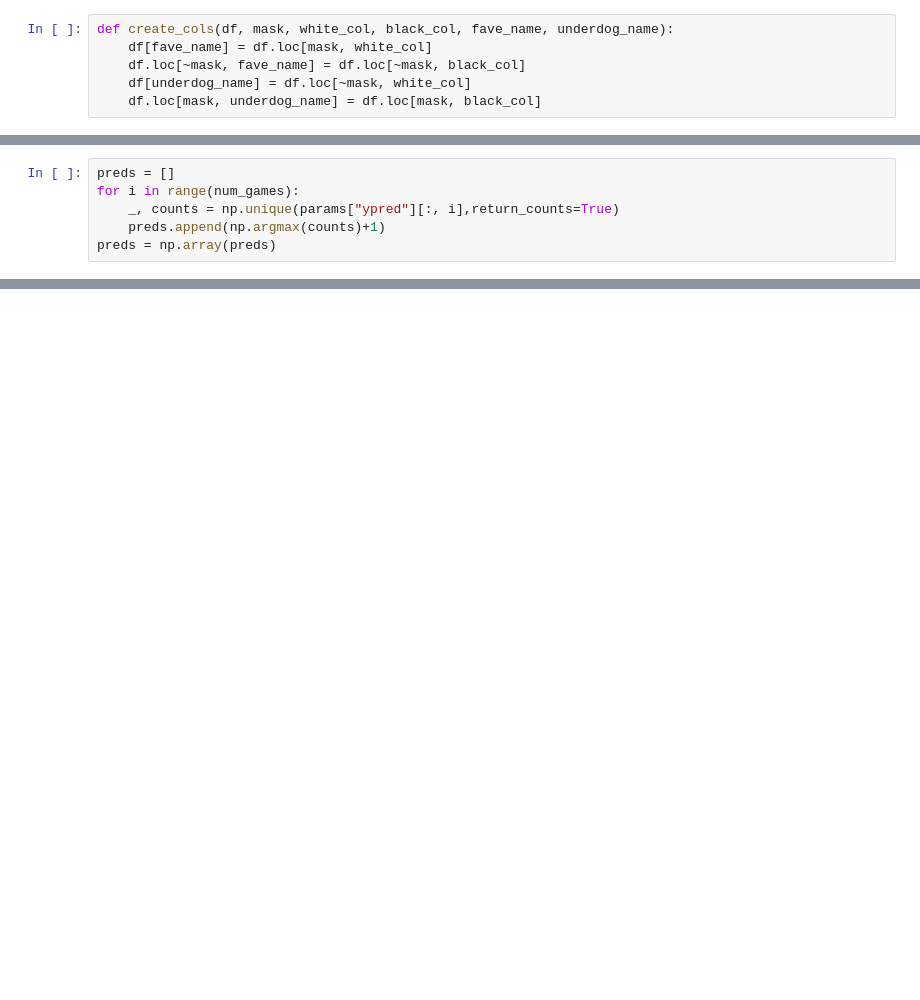
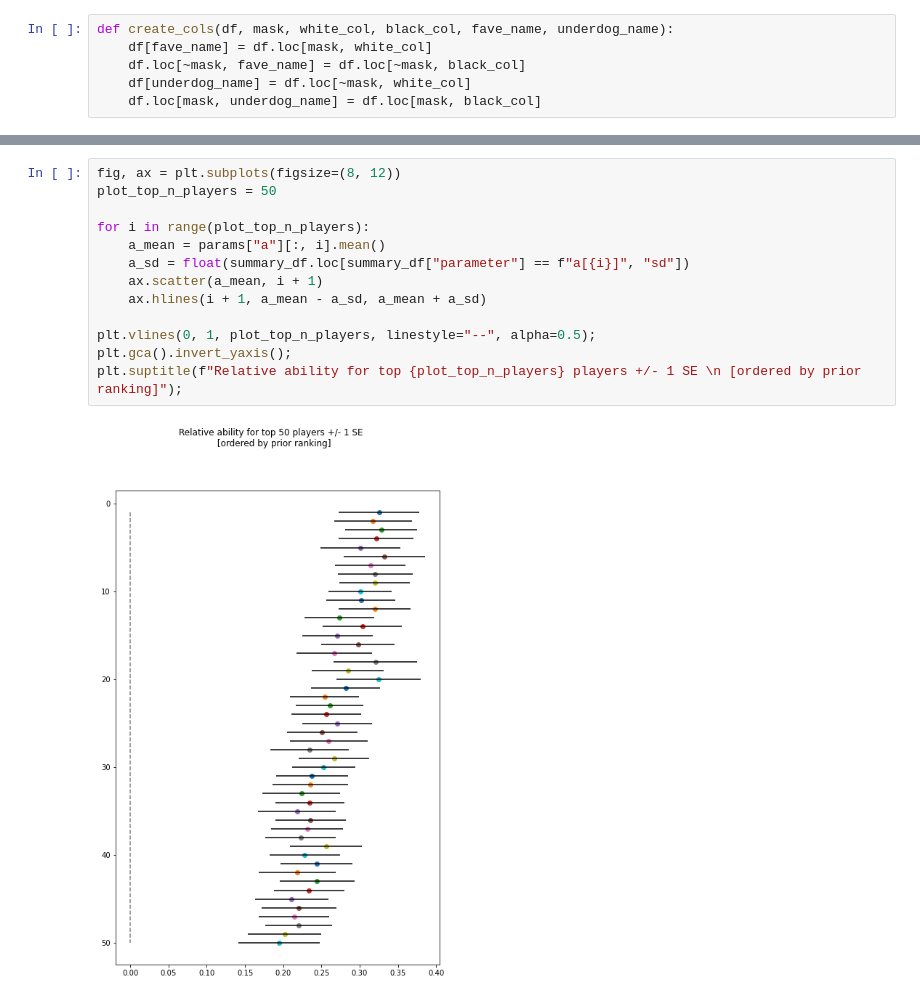
Before and after one commit to maw501/bayesian-chess-prediction, a Jupyter notebook: notebooks/fit_model.ipynb, the cells around one changed output, grey strips where cells are left out. Drawn from its saved outputs; the diff is of its cells as text; blank space fills up the shorter version.

```diff
--- a/notebooks/fit_model.ipynb
+++ b/notebooks/fit_model.ipynb
@@ -258,6 +101,0 @@ plt.tight_layout();
-# %%
-preds = []
-for i in range(num_games):
-    _, counts = np.unique(params["ypred"][:, i],return_counts=True)
-    preds.append(np.argmax(counts)+1)
-preds = np.array(preds)
@@ -308,0 +136,15 @@ train_sorted.loc[~mask, :].head(25)
+# %%
+fig, ax = plt.subplots(figsize=(8, 12))
+plot_top_n_players = 50
+
+for i in range(plot_top_n_players):
+    a_mean = params["a"][:, i].mean()
+    a_sd = float(summary_df.loc[summary_df["parameter"] == f"a[{i}]", "sd"])
+    ax.scatter(a_mean, i + 1)
+    ax.hlines(i + 1, a_mean - a_sd, a_mean + a_sd)
+
+plt.vlines(0, 1, plot_top_n_players, linestyle="--", alpha=0.5);
+plt.gca().invert_yaxis();
+plt.suptitle(f"Relative ability for top {plot_top_n_players} players +/- 1 SE \n [ordered by prior ranking]");
+# %% [output]
+[figure, added]
```
Also changed, not shown: parts of 50 cells of this notebook, 2 other files.
